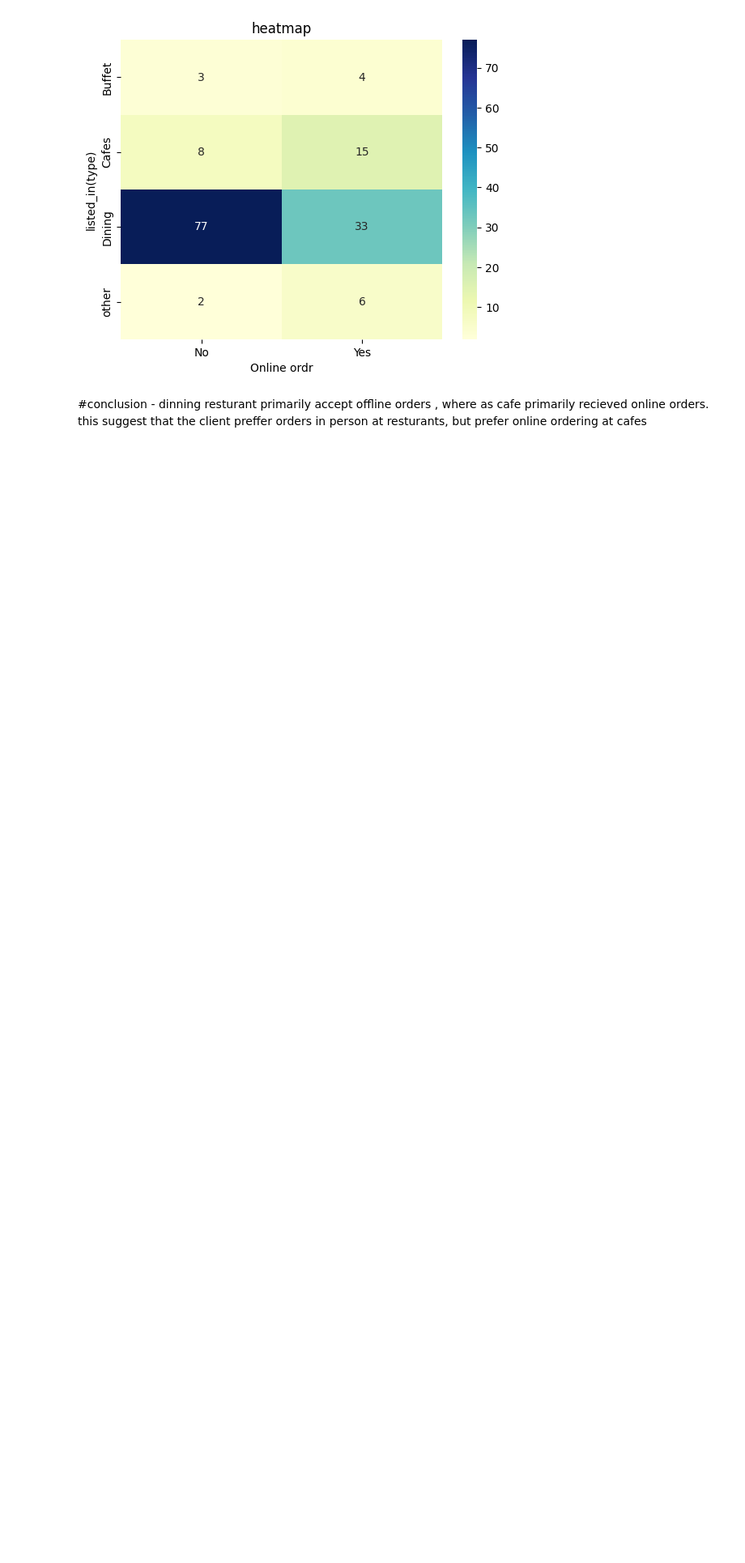
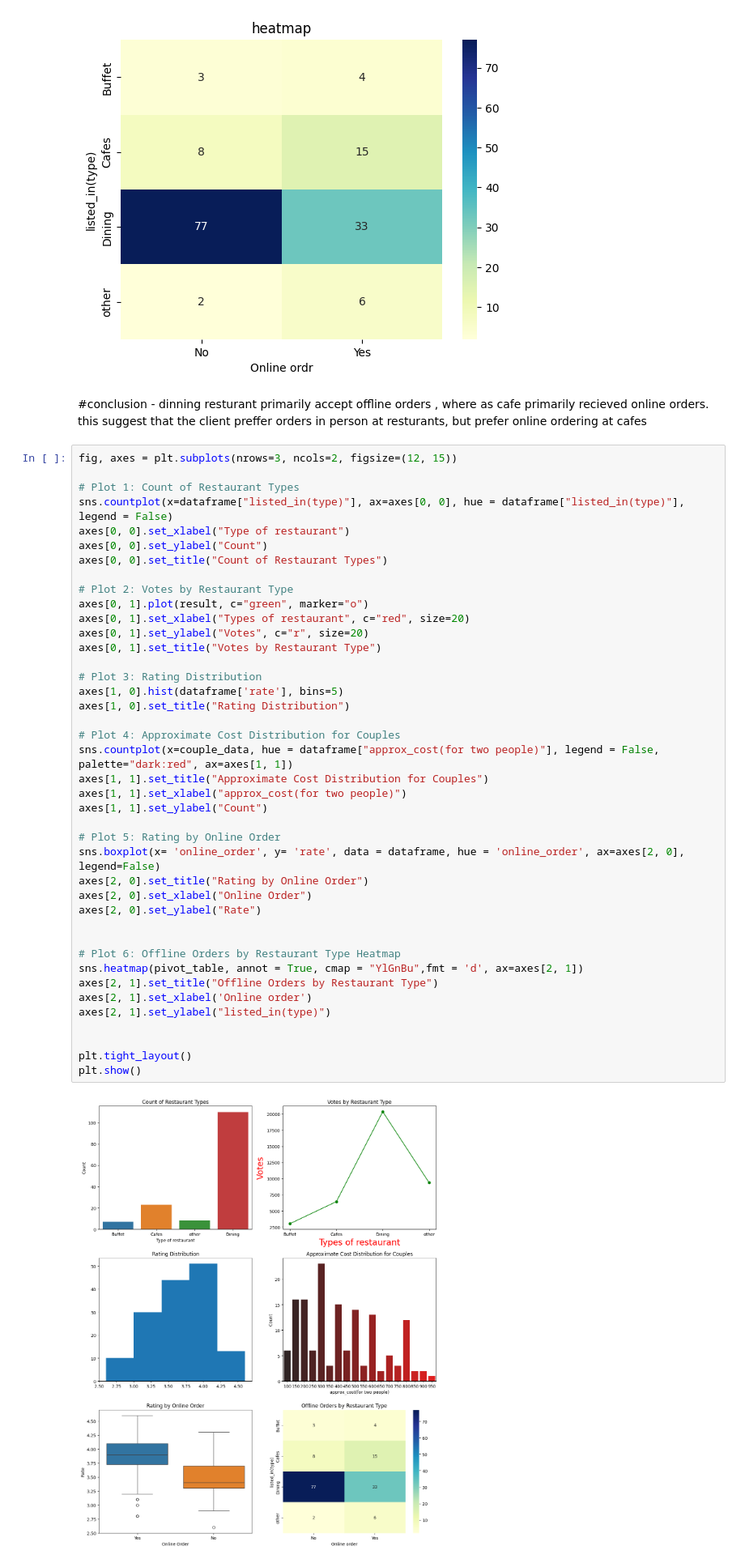
Before and after one commit to Sahilkushwaha7777/zomato-data-analysis, a Jupyter notebook: Zomato_data_analysis_practice.ipynb, the cells around one changed output. Shown at 81% size. Saved outputs shown, nothing was run; the diff lists cells and outputs as text; blank space fills up the shorter version.

```diff
--- a/Zomato_data_analysis_practice.ipynb
+++ b/Zomato_data_analysis_practice.ipynb
@@ -172,3 +172,46 @@ plt.show()
 [figure]
 # %% [markdown]
 #conclusion - dinning resturant primarily accept offline  orders , where as cafe primarily recieved online orders. this suggest that the client preffer orders in person at resturants, but prefer online ordering at cafes
+# %%
+fig, axes = plt.subplots(nrows=3, ncols=2, figsize=(12, 15))
+
+# Plot 1: Count of Restaurant Types
+sns.countplot(x=dataframe["listed_in(type)"], ax=axes[0, 0], hue = dataframe["listed_in(type)"], legend = False)
+axes[0, 0].set_xlabel("Type of restaurant")
+axes[0, 0].set_ylabel("Count")
+axes[0, 0].set_title("Count of Restaurant Types")
+
+# Plot 2: Votes by Restaurant Type
+axes[0, 1].plot(result, c="green", marker="o")
+axes[0, 1].set_xlabel("Types of restaurant", c="red", size=20)
+axes[0, 1].set_ylabel("Votes", c="r", size=20)
+axes[0, 1].set_title("Votes by Restaurant Type")
+
+# Plot 3: Rating Distribution
+axes[1, 0].hist(dataframe['rate'], bins=5)
+axes[1, 0].set_title("Rating Distribution")
+
+# Plot 4: Approximate Cost Distribution for Couples
+sns.countplot(x=couple_data, hue = dataframe["approx_cost(for two people)"], legend = False, palette="dark:red", ax=axes[1, 1])
+axes[1, 1].set_title("Approximate Cost Distribution for Couples")
+axes[1, 1].set_xlabel("approx_cost(for two people)")
+axes[1, 1].set_ylabel("Count")
+
+# Plot 5: Rating by Online Order
+sns.boxplot(x= 'online_order', y= 'rate', data = dataframe, hue = 'online_order', ax=axes[2, 0], legend=False)
+axes[2, 0].set_title("Rating by Online Order")
+axes[2, 0].set_xlabel("Online Order")
+axes[2, 0].set_ylabel("Rate")
+
+
+# Plot 6: Offline Orders by Restaurant Type Heatmap
+sns.heatmap(pivot_table, annot = True, cmap = "YlGnBu",fmt = 'd', ax=axes[2, 1])
+axes[2, 1].set_title("Offline Orders by Restaurant Type")
+axes[2, 1].set_xlabel('Online order')
+axes[2, 1].set_ylabel("listed_in(type)")
+
+
+plt.tight_layout()
+plt.show()
+# %% [output]
+[figure, added]
```
Also changed, not shown: parts of 1 cell of this notebook.
